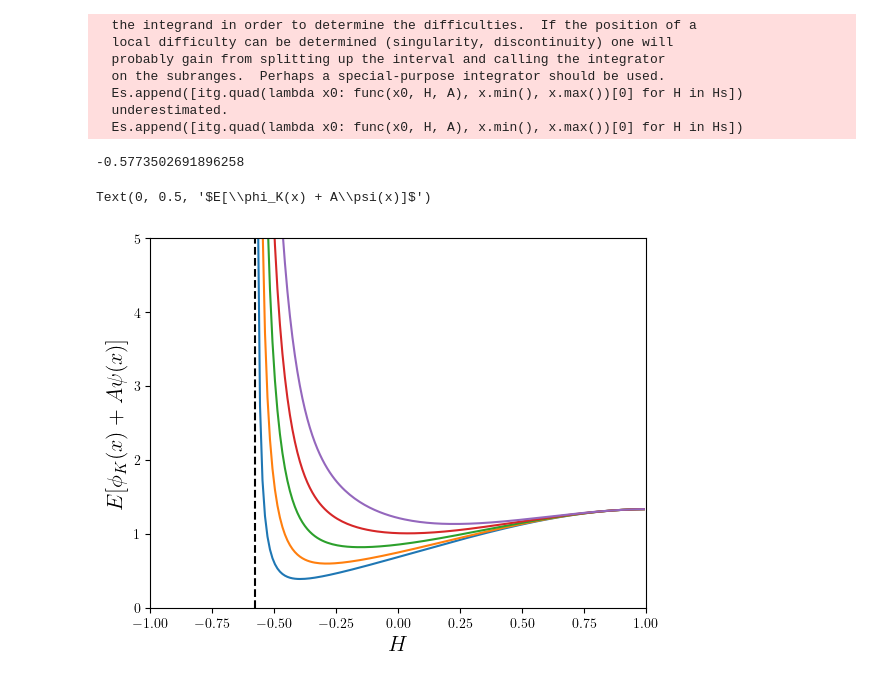
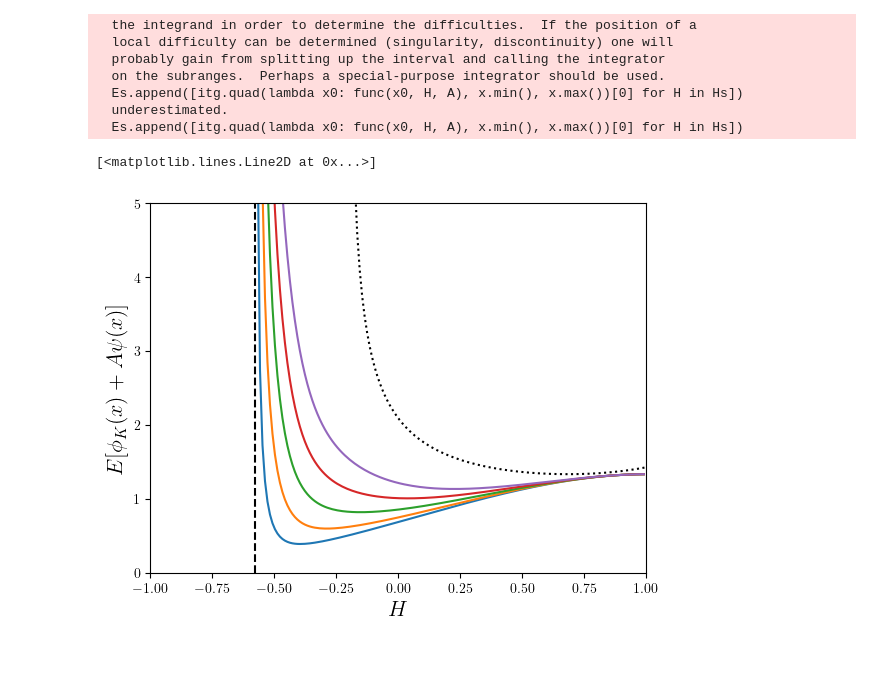
Before and after one commit to JairoSSantos/parallel-kink-scattering, a Jupyter notebook: notebooks/dirichlet-sym.ipynb, the cells around one changed output. Cells and saved outputs as stored; diff of their text form; code cells hidden in the pictures.

```diff
--- a/notebooks/dirichlet-sym.ipynb
+++ b/notebooks/dirichlet-sym.ipynb
@@ -50,19 +50,19 @@ for A in As:
   Es.append([itg.quad(lambda x0: func(x0, H, A), x.min(), x.max())[0] for H in Hs])
   underestimated.
   Es.append([itg.quad(lambda x0: func(x0, H, A), x.min(), x.max())[0] for H in Hs])
-# %%
--1/np.sqrt(3)
-# %% [output]
--0.5773502691896258
 # %%
 for E in Es:
     plt.plot(Hs[:-1], E[:-1])
 plt.ylim(0, 5)
 plt.xlim(Hs.min(), 1)
 plt.axvline(-1/np.sqrt(3), ls='--', c='k')
 plt.xlabel(r'$H$', fontsize=16)
 plt.ylabel(r'$E[\phi_K(x) + A\psi(x)]$', fontsize=16)
+
+a, b = -1.127, 0.77
+gamma = 1/np.sqrt(1 - (a*Hs + b)**2)
+plt.plot(Hs, 4*gamma/3, 'k:')
 # plt.plot([1], [4/3], 'wo', clip_on=False, markeredgecolor='k', markersize=7)
 # %% [output]
-Text(0, 0.5, '$E[\\phi_K(x) + A\\psi(x)]$')
+[<matplotlib.lines.Line2D at 0x...>]
-[figure, old version]
+[figure, new version]
```
Also changed, not shown: parts of 5 cells of this notebook, 4 other files.
